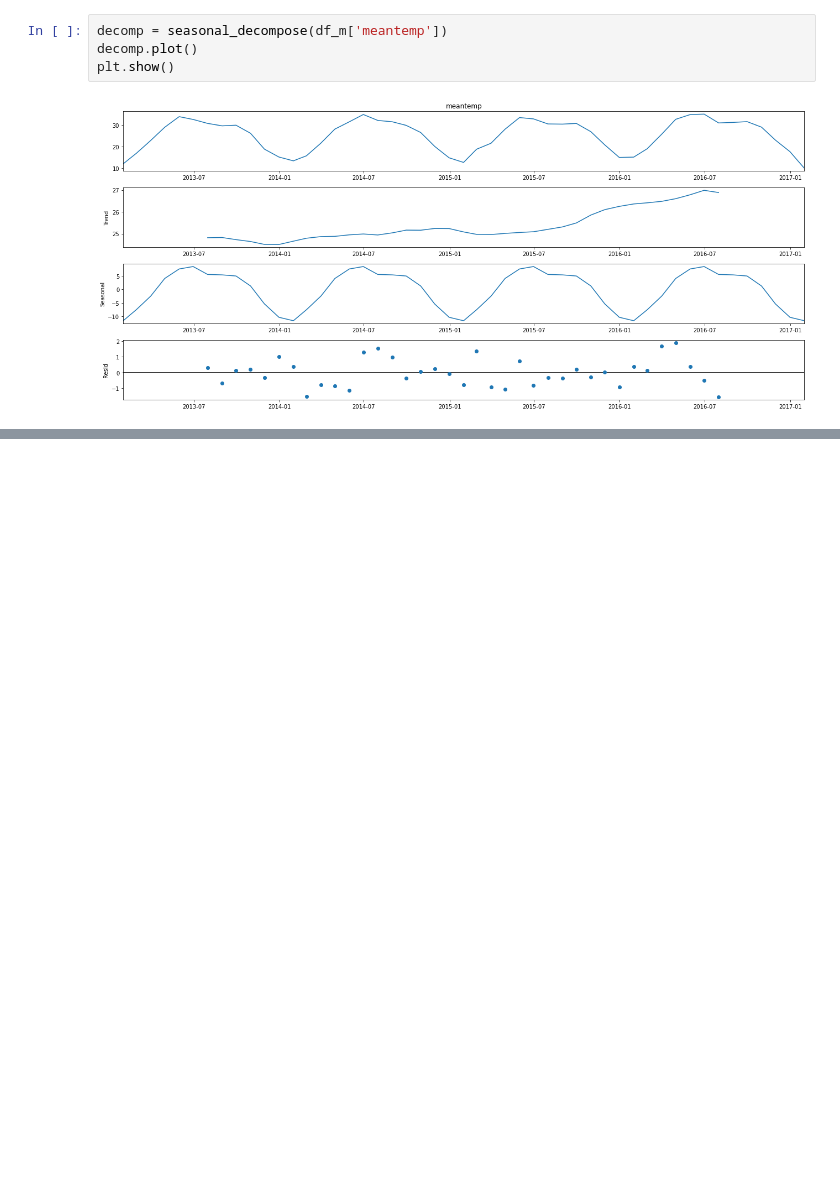
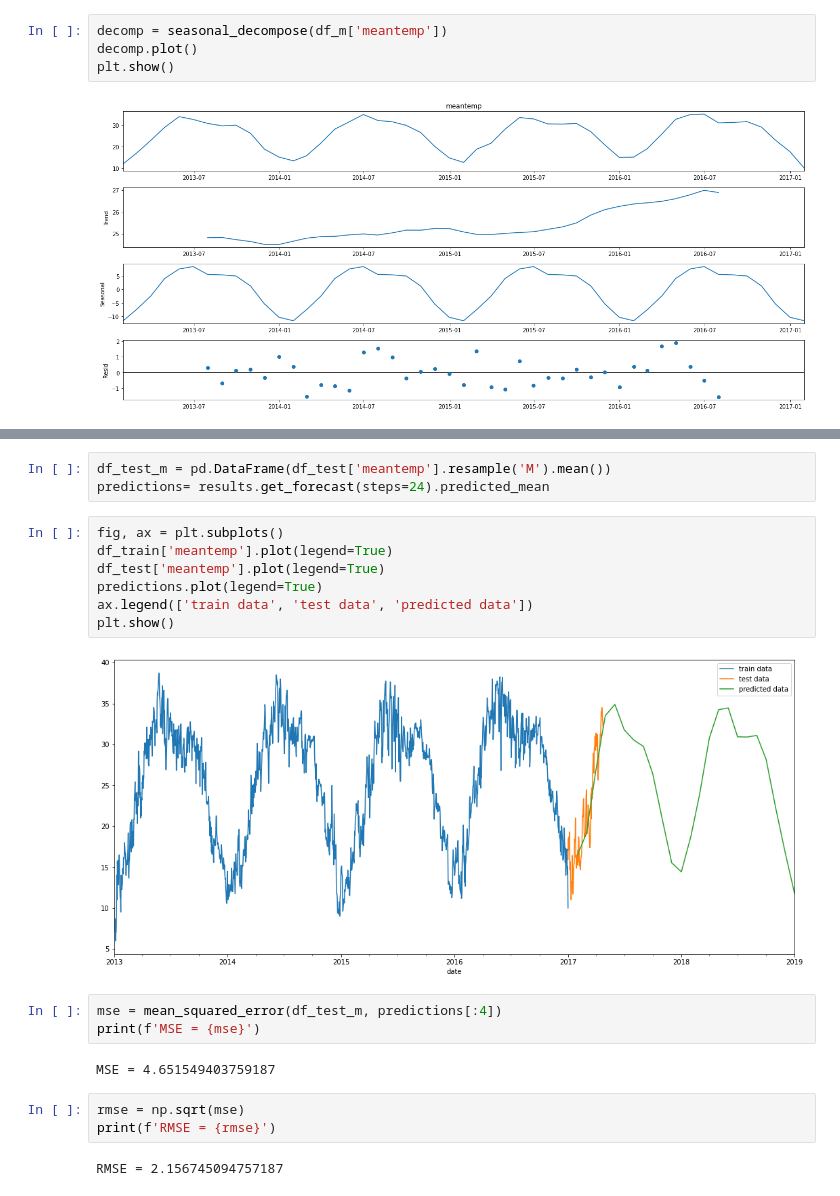
Before and after one commit to maxim8051/TimeSeriesItmoLab, a Jupyter notebook: TimeSeries.ipynb, the cells around one changed output, grey strips where cells are left out. Saved outputs shown, nothing was run; the diff lists cells and outputs as text; blank space fills up the shorter version.

```diff
--- a/TimeSeries.ipynb
+++ b/TimeSeries.ipynb
@@ -117,0 +149,22 @@ plt.show()
+# %%
+df_test_m = pd.DataFrame(df_test['meantemp'].resample('M').mean())
+predictions= results.get_forecast(steps=24).predicted_mean
+# %%
+fig, ax = plt.subplots()
+df_train['meantemp'].plot(legend=True)
+df_test['meantemp'].plot(legend=True)
+predictions.plot(legend=True)
+ax.legend(['train data', 'test data', 'predicted data'])
+plt.show()
+# %% [output]
+[figure, added]
+# %%
+mse = mean_squared_error(df_test_m, predictions[:4])
+print(f'MSE = {mse}')
+# %% [output]
+MSE = 4.651549403759187
+# %%
+rmse = np.sqrt(mse)
+print(f'RMSE = {rmse}')
+# %% [output]
+RMSE = 2.156745094757187
```
Also changed, not shown: parts of 3 cells of this notebook.
